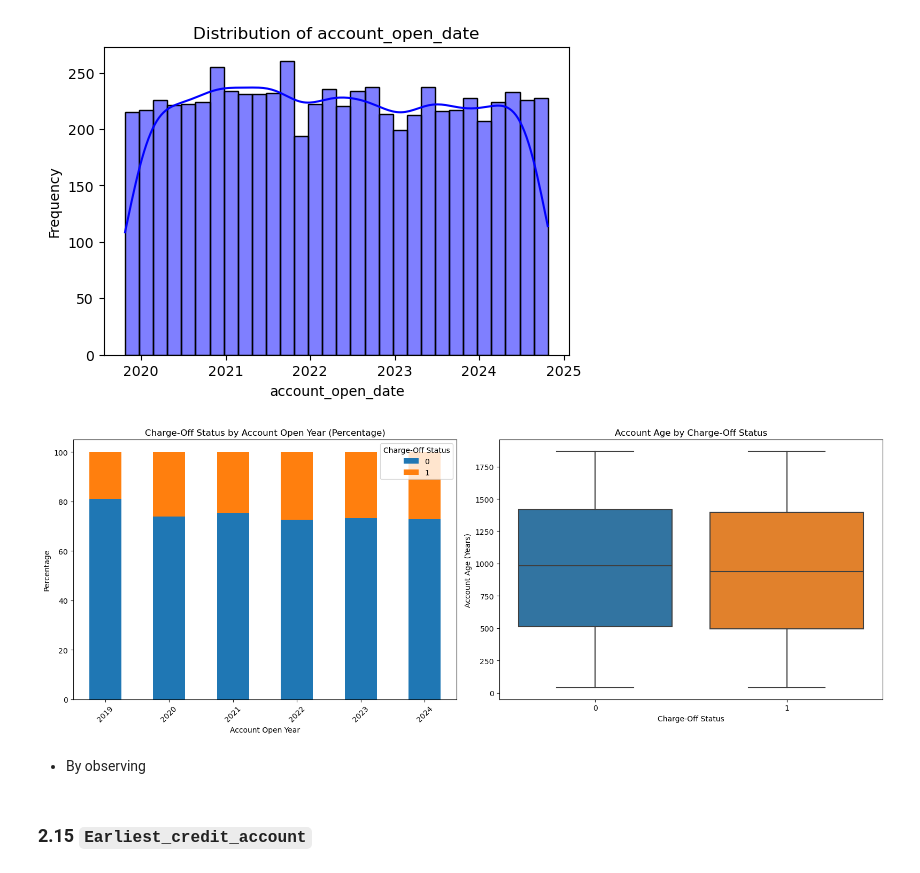
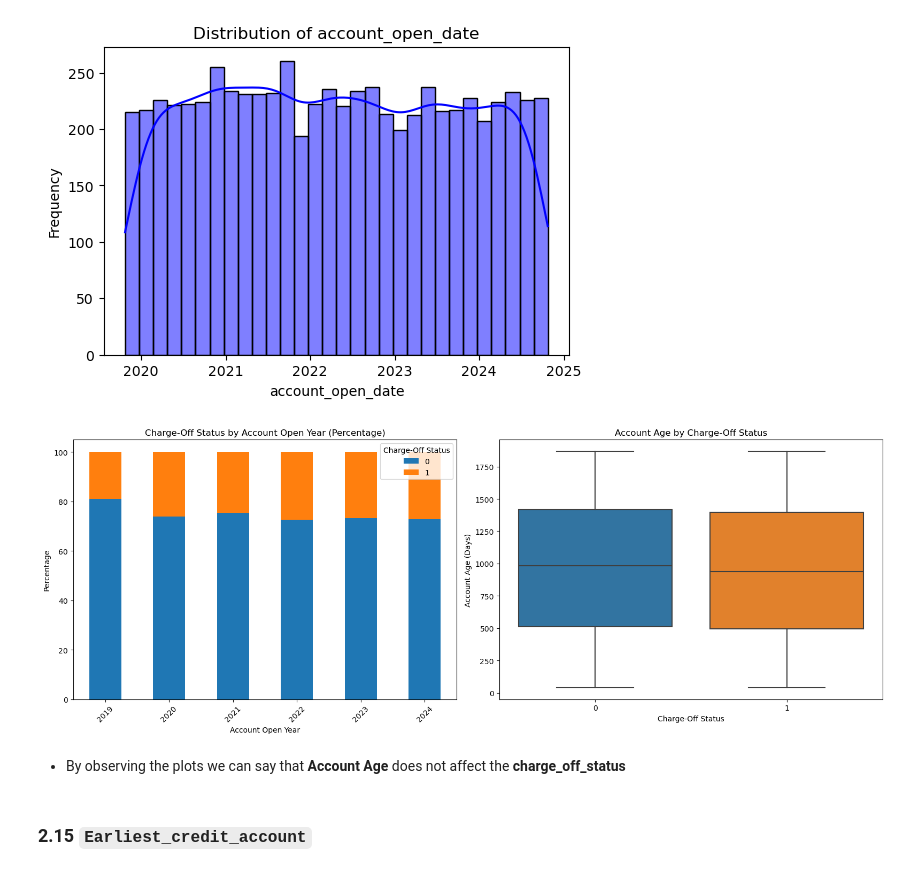
Before and after one commit to hchamikadilshan/CreditRisk360-ISC2024, a Jupyter notebook: notebooks/4 - eda.ipynb, the cells around one changed output. Drawn from its saved outputs; the diff is of its cells as text; code cells hidden in the pictures.

```diff
--- a/notebooks/4 - eda.ipynb
+++ b/notebooks/4 - eda.ipynb
@@ -877,34 +877,3 @@ plt.ylabel('Frequency')
 plt.show()
 # %% [output]
 [figure]
-# %%
-data["account_open_date"] = pd.to_datetime(data["account_open_date"])
-data["account_open_year"] = data["account_open_date"].dt.year
-data["account_open_month"] = data["account_open_date"].dt.month
-data["account_age_days"] = (pd.Timestamp("today") - data["account_open_date"]).dt.days
-data["account_age_months"] = data["account_age_days"] // 30
-data["account_age_years"] = data["account_age_days"] / 365.25
-# %%
-fig, axes = plt.subplots(1, 2, figsize=(16, 6))
-
-pivot_table = data.groupby(["account_open_year", "charge_off_status"]).size().unstack()
-pivot_table_percentage = pivot_table.div(pivot_table.sum(axis=1), axis=0) * 100
-pivot_table_percentage.plot(kind="bar", stacked=True, ax=axes[0] )
-axes[0].set_title("Charge-Off Status by Account Open Year (Percentage)")
-axes[0].set_xlabel("Account Open Year")
-axes[0].set_ylabel("Percentage")
-axes[0].legend(title="Charge-Off Status")
-axes[0].tick_params(axis='x', rotation=45)
-
-
-sns.boxplot(x="charge_off_status", y="account_age_days", data=data, ax=axes[1])
-axes[1].set_title("Account Age by Charge-Off Status")
-axes[1].set_xlabel("Charge-Off Status")
-axes[1].set_ylabel("Account Age (Years)")
-
-plt.tight_layout()
-plt.show()
-# %% [output]
-[figure, removed]
-# %% [markdown]
-- By observing
@@ -911,3 +886,27 @@ plt.show()
+# %%
+fig, axes = plt.subplots(1, 2, figsize=(16, 6))
+
+pivot_table = data.groupby(["account_open_year", "charge_off_status"]).size().unstack()
+pivot_table_percentage = pivot_table.div(pivot_table.sum(axis=1), axis=0) * 100
+pivot_table_percentage.plot(kind="bar", stacked=True, ax=axes[0] )
+axes[0].set_title("Charge-Off Status by Account Open Year (Percentage)")
+axes[0].set_xlabel("Account Open Year")
+axes[0].set_ylabel("Percentage")
+axes[0].legend(title="Charge-Off Status")
+axes[0].tick_params(axis='x', rotation=45)
+
+
+sns.boxplot(x="charge_off_status", y="account_age_days", data=data, ax=axes[1])
+axes[1].set_title("Account Age by Charge-Off Status")
+axes[1].set_xlabel("Charge-Off Status")
+axes[1].set_ylabel("Account Age (Days)")
+
+plt.tight_layout()
+plt.show()
+# %% [output]
+[figure, added]
+# %% [markdown]
+- By observing the plots we can say that **Account Age** does not affect the **charge_off_status**
 # %% [markdown]
 ### 2.15 `Earliest_credit_account`
 # %%
```
Also changed, not shown: parts of 24 cells of this notebook.
